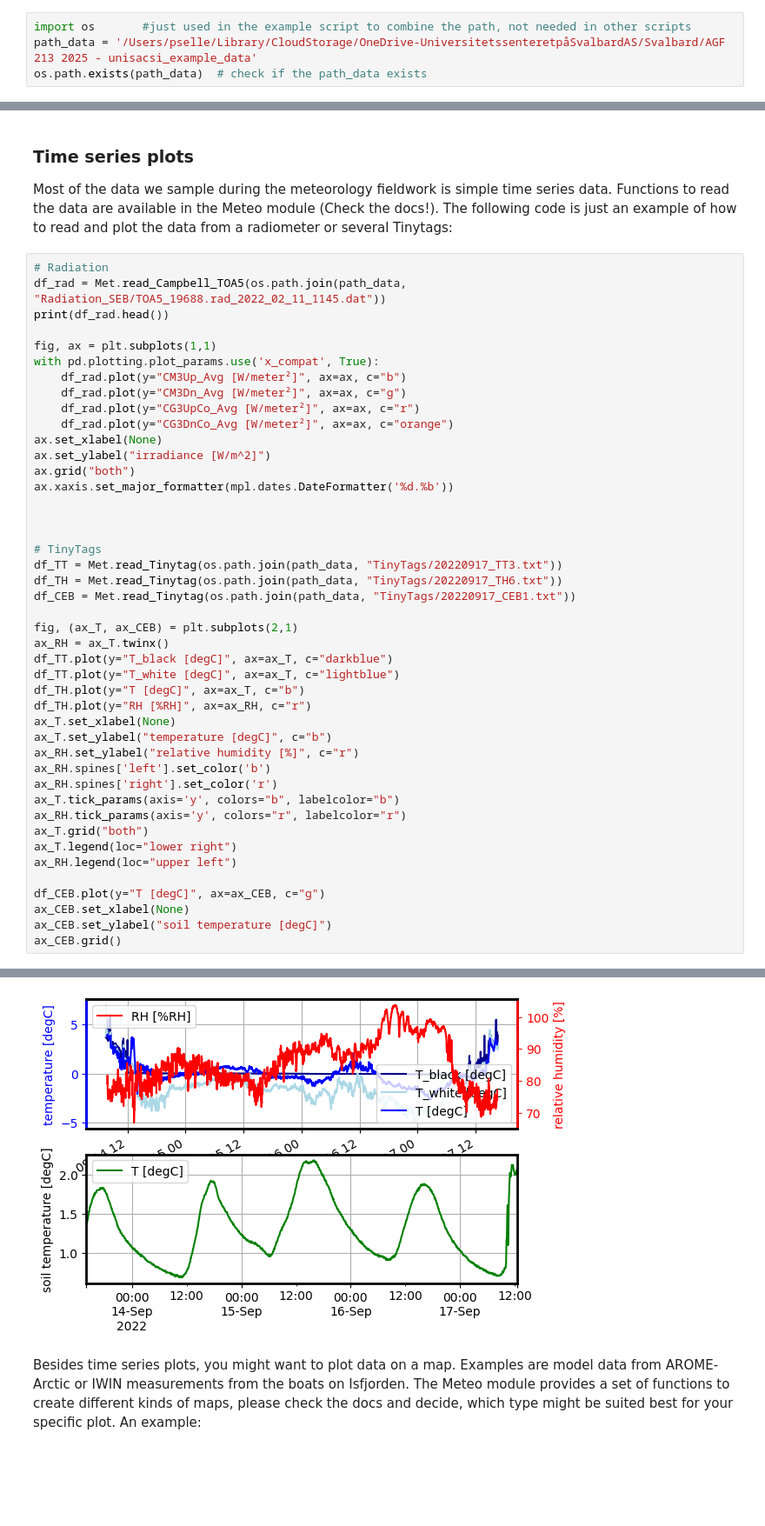
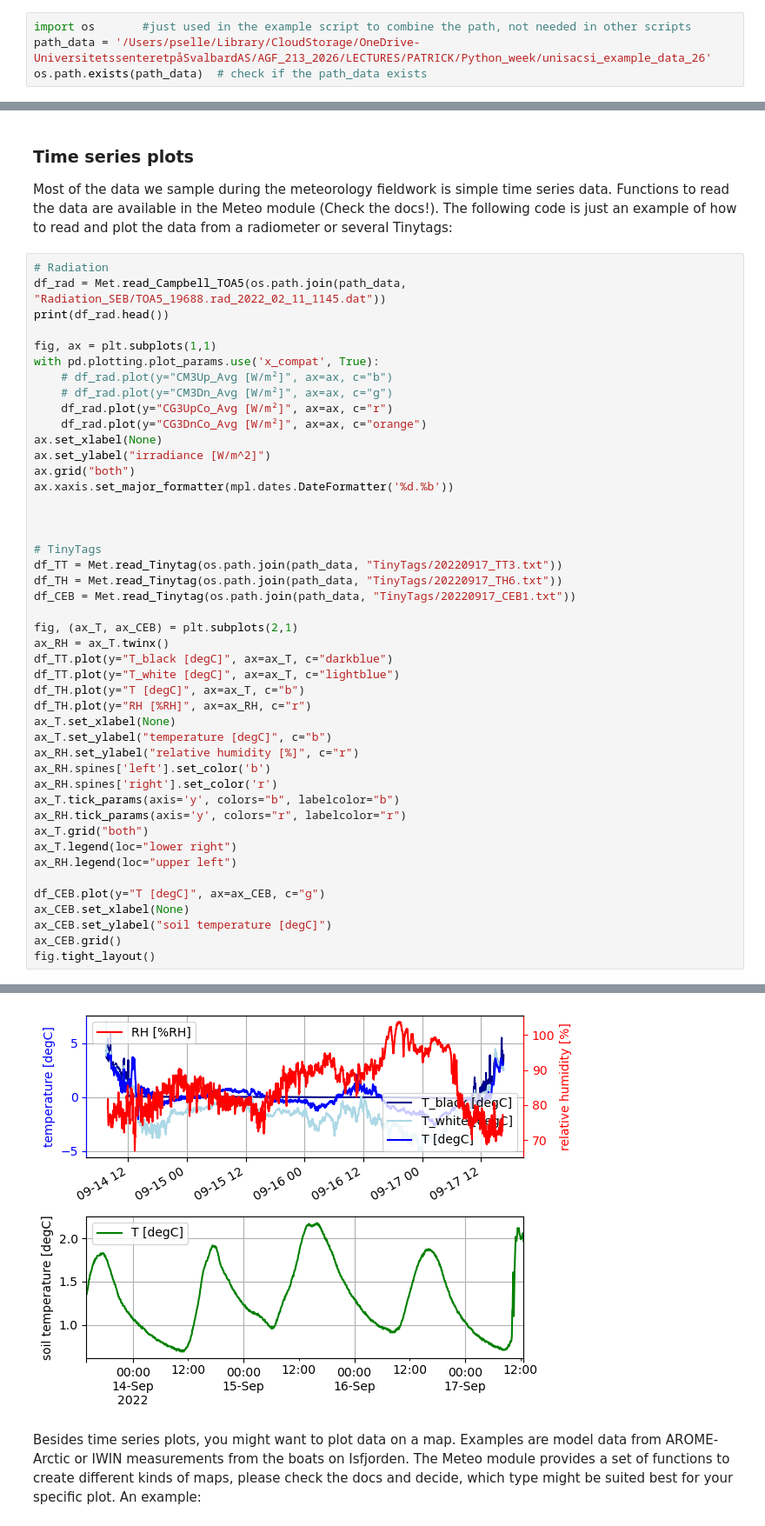
Before and after one commit to UNISvalbard/unisacsi, a Jupyter notebook: examples.ipynb, the cells around one changed output, grey strips where cells are left out. Shown at 87% size. Cells and saved outputs as stored; diff of their text form; blank space fills up the shorter version.

Commit message:
Updated version number, exercises and examples

```diff
--- a/examples.ipynb
+++ b/examples.ipynb
@@ -25,7 +25,7 @@ import xarray as xr
 Then, download the folder with the example and map data and save it locally on your computer. Then, specify this location here:
 # %%
 import os       #just used in the example script to combine the path, not needed in other scripts
-path_data = '/Users/pselle/Library/CloudStorage/OneDrive-UniversitetssenteretpåSvalbardAS/Svalbard/AGF 213 2025 - unisacsi_example_data'
+path_data = '/Users/pselle/Library/CloudStorage/OneDrive-UniversitetssenteretpåSvalbardAS/AGF_213_2026/LECTURES/PATRICK/Python_week/unisacsi_example_data_26'
 os.path.exists(path_data)  # check if the path_data exists
 # %% [output]
 True
@@ -761,10 +746,10 @@ print(df_rad.head())
 
 fig, ax = plt.subplots(1,1)
 with pd.plotting.plot_params.use('x_compat', True):
-    df_rad.plot(y="CM3Up_Avg [W/meter²]", ax=ax, c="b")
-    df_rad.plot(y="CM3Dn_Avg [W/meter²]", ax=ax, c="g")
-    df_rad.plot(y="CG3UpCo_Avg [W/meter²]", ax=ax, c="r")
-    df_rad.plot(y="CG3DnCo_Avg [W/meter²]", ax=ax, c="orange")
+    # df_rad.plot(y="CM3Up_Avg [W/m²]", ax=ax, c="b")
+    # df_rad.plot(y="CM3Dn_Avg [W/m²]", ax=ax, c="g")
+    df_rad.plot(y="CG3UpCo_Avg [W/m²]", ax=ax, c="r")
+    df_rad.plot(y="CG3DnCo_Avg [W/m²]", ax=ax, c="orange")
 ax.set_xlabel(None)
 ax.set_ylabel("irradiance [W/m^2]")
 ax.grid("both")
@@ -798,6 +783,7 @@ df_CEB.plot(y="T [degC]", ax=ax_CEB, c="g")
 ax_CEB.set_xlabel(None)
 ax_CEB.set_ylabel("soil temperature [degC]")
 ax_CEB.grid()
+fig.tight_layout()
 # %% [output]
 Using TT as a sensor.
 Using TH as a sensor.
@@ -823,4 +809,4 @@ TIMESTAMP
-[figure, old version]
+[figure, new version]
 # %% [markdown]
 Besides time series plots, you might want to plot data on a map. Examples are model data from AROME-Arctic or IWIN measurements from the boats on Isfjorden. The Meteo module provides a set of functions to create different kinds of maps, please check the docs and decide, which type might be suited best for your specific plot. An example:
 # %%
```
Also changed, not shown: parts of 27 cells of this notebook, 7 other files.
